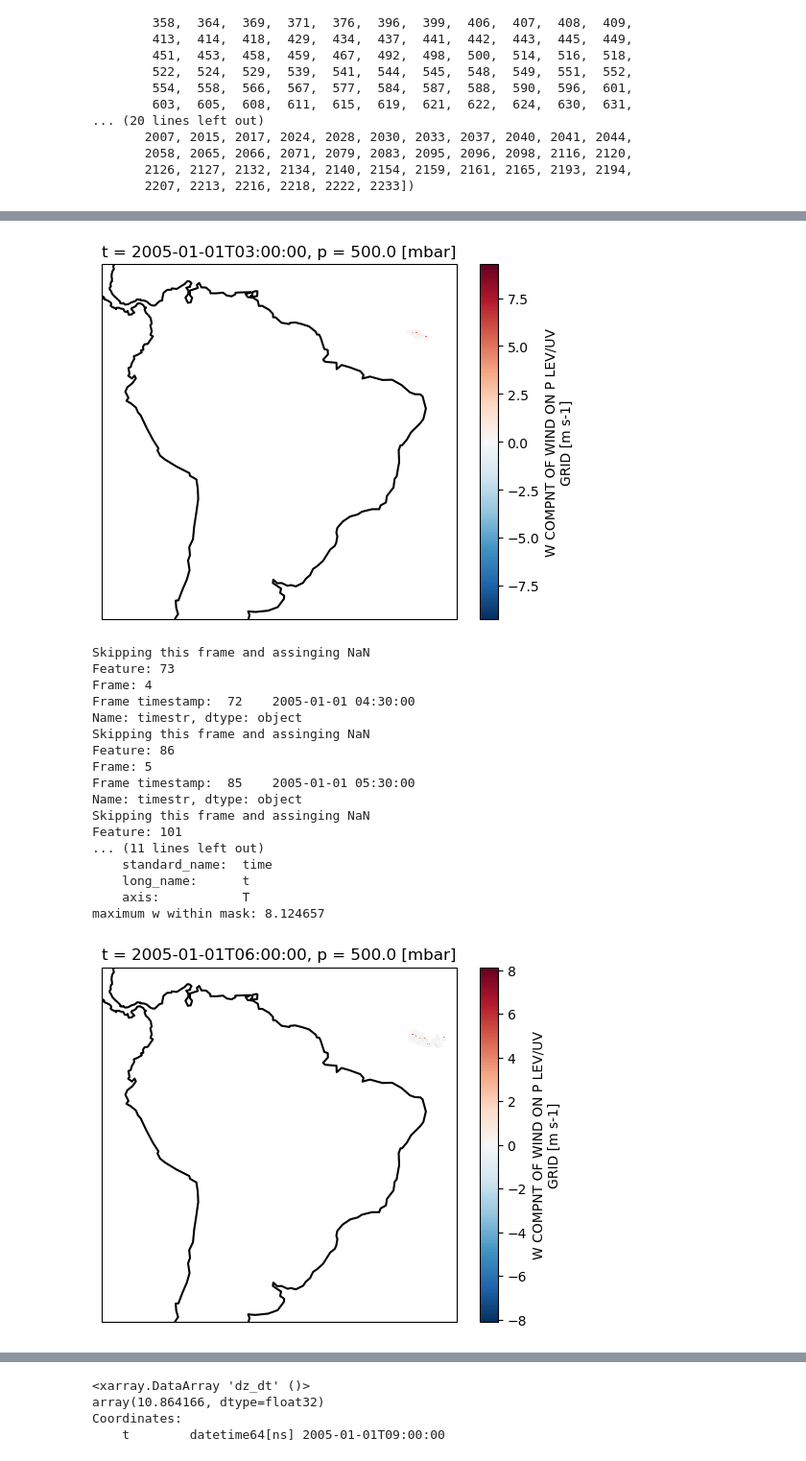
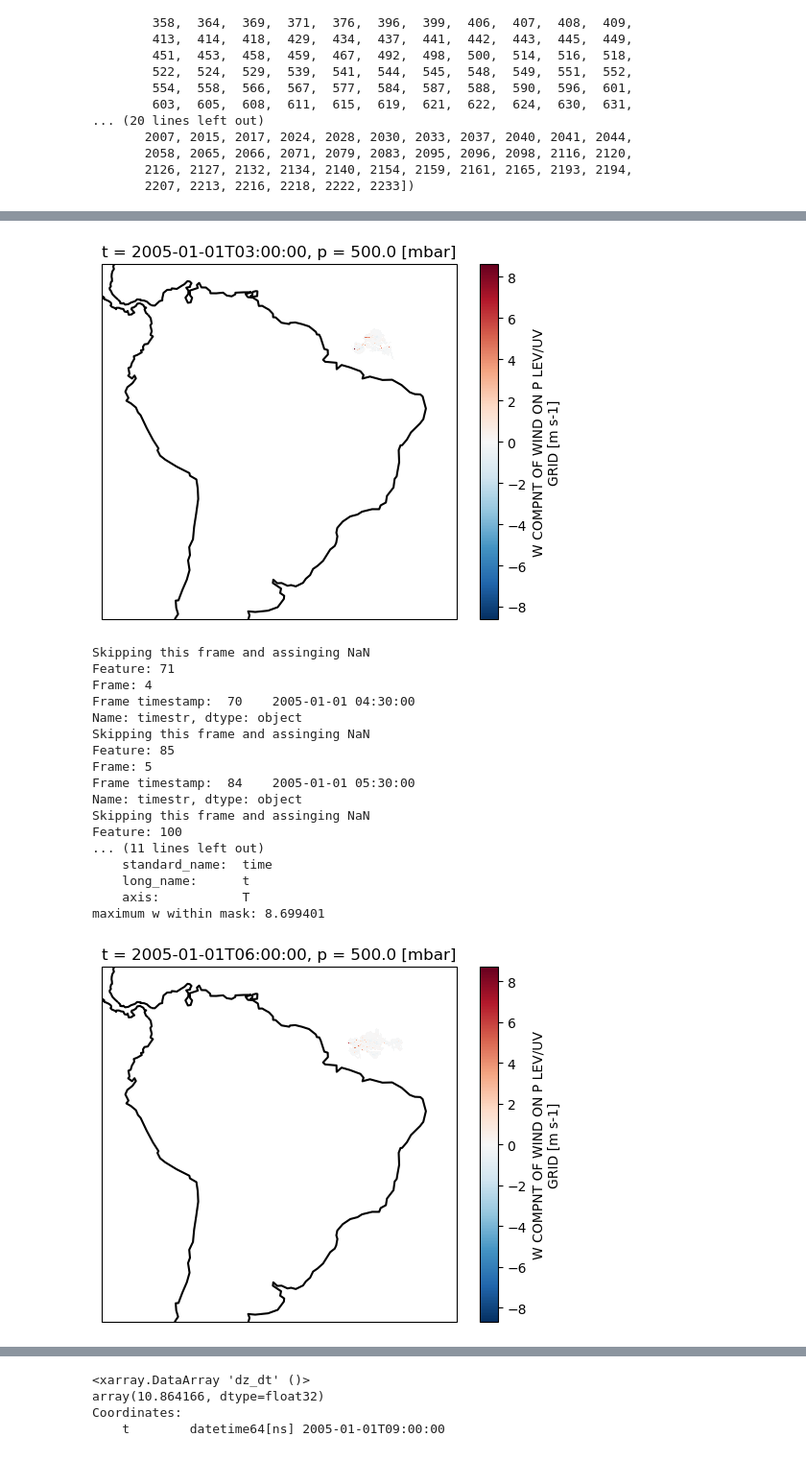
Before and after one commit to harrietgilmour/cold-core-filtering, a Jupyter notebook: precip_&_coldcore_single_cell_loop.ipynb, the cells around one changed output, grey strips where cells are left out. Shown at 96% size. Drawn from its saved outputs; the diff is of its cells as text; code cells hidden in the pictures.

```diff
--- a/precip_&_coldcore_single_cell_loop.ipynb
+++ b/precip_&_coldcore_single_cell_loop.ipynb
@@ -226,11 +223,11 @@ s = generate_binary_structure(2,2) # need this in loop later on
 removed = 0 # need this for loop later on
 
 
-cell = 28
+cell = 27
 subset = tracks[tracks.cell == cell]
 precipitation_flag = 0
 cold_core_flag = 0
-#w_frame = 0 # assigning the frame number of the vertical velocity dataset to be 0 (i.e. vert_vel[w_frame,:,:,:] = vert_vel[0,:,:,:])
+w_frame = 0 # assigning the frame number of the vertical velocity dataset to be 0 (i.e. vert_vel[w_frame,:,:,:] = vert_vel[0,:,:,:])
 
 for feature in subset.feature.values: #find all the feature values for that unique cell / track (the feature value is a unique value for each feature in a frame /timestep)
     print("Feature:", feature)
@@ -297,11 +294,13 @@ for feature in subset.feature.values: #find all the feature values for that uniq
 
                 subset['mean_precip'][(subset.feature == featureid) & (subset.frame == frame) & (subset.cell == cell)] = values[values > precip_threshold].mean()
 
+                subset['max_precip_lat'][(subset.feature == featureid) & (subset.frame == frame) & (subset.cell == cell)] = precip_values.where(precip_values==precip_values.max(), drop=True).squeeze().latitude
 
+                subset['max_precip_lon'][(subset.feature == featureid) & (subset.frame == frame) & (subset.cell == cell)] = precip_values.where(precip_values==precip_values.max(), drop=True).squeeze().longitude
 
                 # cold core filter using the same image processing mask ##
-                values_tb = brightness_temp.where(seg_mask.coords['mask'].values > 0)
-                array_tb = values_tb.values.flatten() # precip values are converted to 1D numpy array and multiplied by 3600 to convert from kg m-2 s-1 to mm / hr
+                values_tb_1 = brightness_temp.where(seg_mask.coords['mask'].values > 0)
+                array_tb = values_tb_1.values.flatten() # precip values are converted to 1D numpy array and multiplied by 3600 to convert from kg m-2 s-1 to mm / hr
                 values_tb = array_tb[~np.isnan(array_tb)] #removes NaNs from the precip array for further calculations
                 #print(values_tb[values_tb <= 190].shape[0])
                 #array = values_tb.to_dataframe
@@ -317,6 +316,10 @@ for feature in subset.feature.values: #find all the feature values for that uniq
 
                 subset['tb_190'][(subset.feature == featureid) & (subset.frame == frame) & (subset.cell == cell)] = (values_tb[values_tb <= 190]).shape[0]
 
+                subset['min_tb_lat'][(subset.feature == featureid) & (subset.frame == frame) & (subset.cell == cell)] = values_tb_1.where(values_tb_1==values_tb_1.min(), drop=True).squeeze().latitude
+
+                subset['min_tb_lon'][(subset.feature == featureid) & (subset.frame == frame) & (subset.cell == cell)] = values_tb_1.where(values_tb_1==values_tb_1.min(), drop=True).squeeze().longitude
+
 
                 # Assigning cold core flag
                 if values_tb.min() <= cold_threshold:
@@ -325,6 +328,8 @@ for feature in subset.feature.values: #find all the feature values for that uniq
 
                 if rain_features >= precip_area: # if the number of precipitating pixels exceeds the miniumum pixel number...
                     precipitation_flag += rain_features # add rain pixels to the precipitation flag
+
+
 
 
             # ADDING IN IF STATEMENT FOR VERTICAL VELOCITY EVERY 3 TIMESTEPS#
@@ -348,7 +353,7 @@ for feature in subset.feature.values: #find all the feature values for that uniq
                             print("w frame number: ", w_frame)
                             print("w frame timestamp: ", str(vert_vel[w_frame,:,:,:].t))
 
-                            seg_mask.coords['mask'] = (('longitude', 'latitude'), seg_mask.data)
+                            #seg_mask.coords['mask'] = (('longitude', 'latitude'), seg_mask.data)
                             values_vel = vel_w.where(seg_mask.coords['mask'].values > 0) # extract only the w values within the segmented cell
                             array_vel = values_vel.values.flatten()
                             values_vel = array_vel[~np.isnan(array_vel)] # convert these into a 1D array with no nans
@@ -365,6 +370,14 @@ for feature in subset.feature.values: #find all the feature values for that uniq
                             w_up = values_vel[values_vel >= 0.000000001] # isolating just positive values of w (just upward motion and not downward)
 
                             subset['w_mean_up'][(subset.feature == featureid) & (subset.frame == frame) & (subset.cell == cell)] = w_up.mean() # mean upward vertical velocity over the segmented area
+
+                            subset['max_w_up_lat'][(subset.feature == featureid) & (subset.frame == frame) & (subset.cell == cell)] = vel_w.where(vel_w==vel_w.max(), drop=True).squeeze().latitude
+
+                            subset['max_w_up_lon'][(subset.feature == featureid) & (subset.frame == frame) & (subset.cell == cell)] = vel_w.where(vel_w==vel_w.max(), drop=True).squeeze().longitude
+
+                            subset['max_w_down_lat'][(subset.feature == featureid) & (subset.frame == frame) & (subset.cell == cell)] = vel_w.where(vel_w==vel_w.min(), drop=True).squeeze().latitude
+
+                            subset['max_w_down_lat'][(subset.feature == featureid) & (subset.frame == frame) & (subset.cell == cell)] = vel_w.where(vel_w==vel_w.min(), drop=True).squeeze().longitude
 
                 #ADD ANOTHER TIMESTEP ONTO W_FRAME FOR 3HRLY VERTICAL VELOCITY
                 w_frame = w_frame + 1  #add 1 to the vertical_velocity frame ready for the next time the hours are the same
@@ -412,20 +425,20 @@ maximum w within mask: 9.2589035
-[figure, old version]
+[figure, new version]
 Skipping this frame and assinging NaN
-Feature: 73
+Feature: 71
 Frame: 4
-Frame timestamp:  72    2005-01-01 04:30:00
+Frame timestamp:  70    2005-01-01 04:30:00
 Name: timestr, dtype: object
 Skipping this frame and assinging NaN
-Feature: 86
+Feature: 85
 Frame: 5
-Frame timestamp:  85    2005-01-01 05:30:00
+Frame timestamp:  84    2005-01-01 05:30:00
 Name: timestr, dtype: object
 Skipping this frame and assinging NaN
-Feature: 101
+Feature: 100
 ... (11 lines left out)
     standard_name:  time
     long_name:      t
     axis:           T
-maximum w within mask: 8.124657
+maximum w within mask: 8.699401
-[figure, old version]
+[figure, new version]
 Skipping this frame and assinging NaN
```
Also changed, not shown: parts of 12 cells of this notebook.
